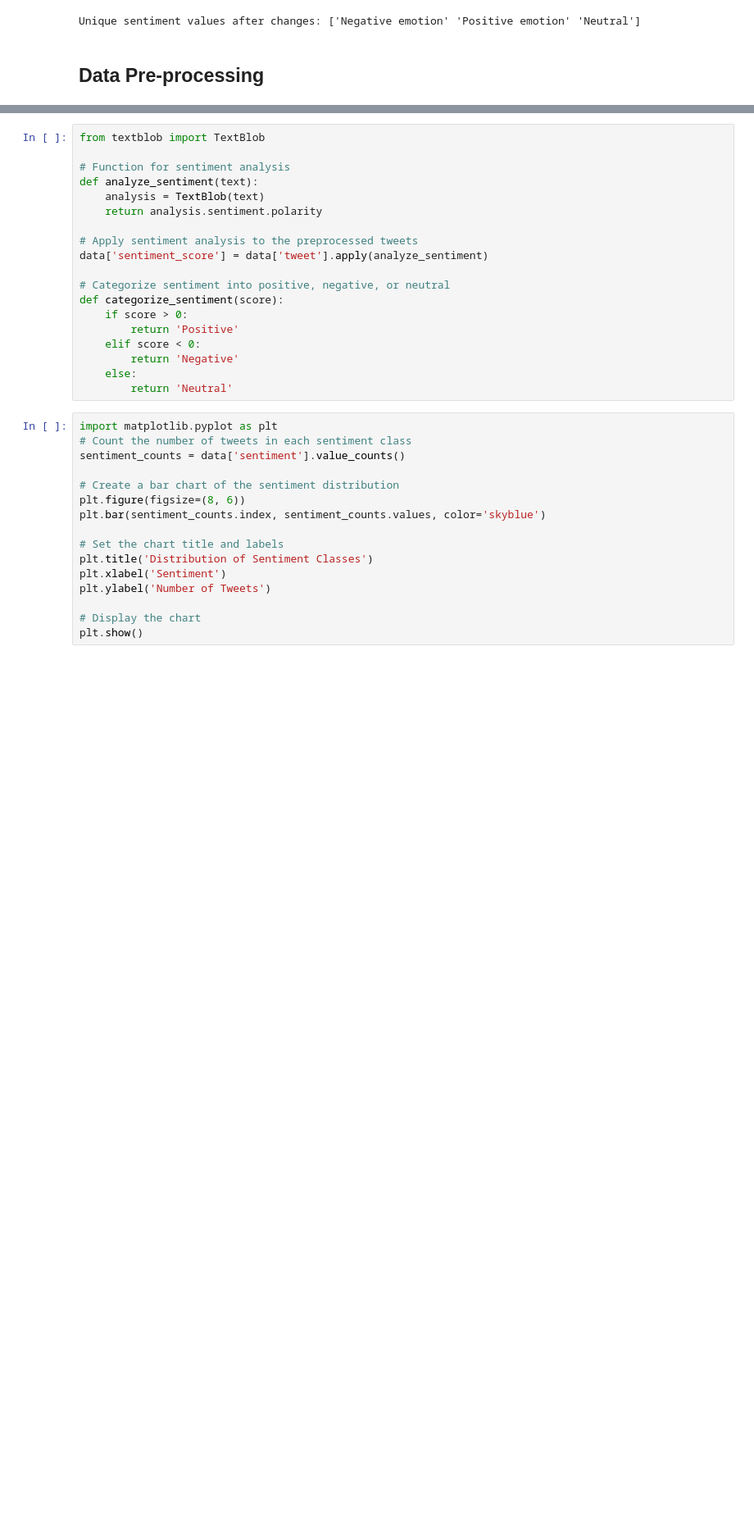
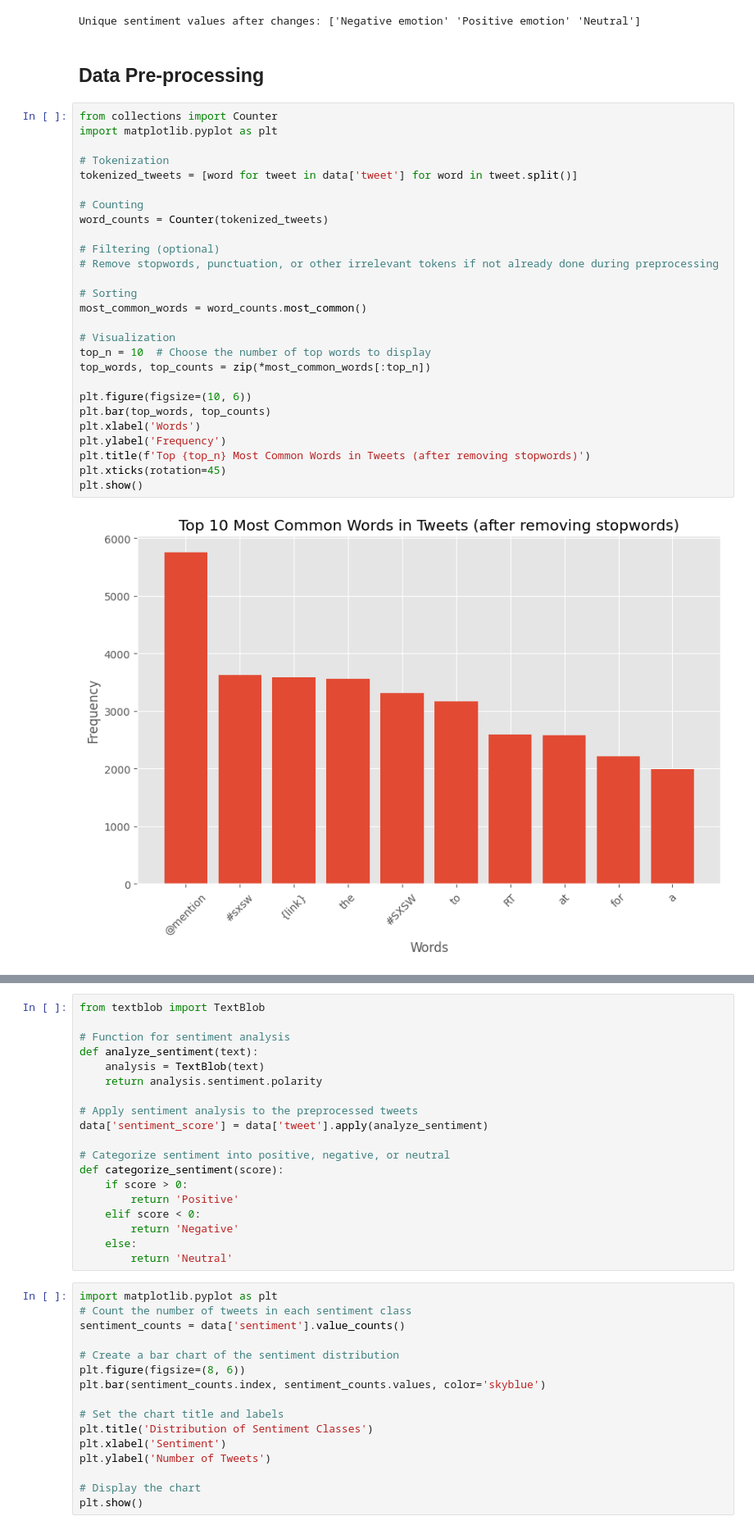
Before and after one commit to mainyepeter/NLP-Sentiment-Analysis-Apple-Google, a Jupyter notebook: index_(11).ipynb, the cells around one changed output, grey strips where cells are left out. Shown at 82% size. Saved outputs shown, nothing was run; the diff lists cells and outputs as text; blank space fills up the shorter version.

```diff
--- a/index_(11).ipynb
+++ b/index_(11).ipynb
@@ -228,6 +228,35 @@ print("Unique sentiment values after changes:", data['sentiment'].unique())
 Unique sentiment values after changes: ['Negative emotion' 'Positive emotion' 'Neutral']
 # %% [markdown]
 ## Data Pre-processing
+# %%
+from collections import Counter
+import matplotlib.pyplot as plt
+
+# Tokenization
+tokenized_tweets = [word for tweet in data['tweet'] for word in tweet.split()]
+
+# Counting
+word_counts = Counter(tokenized_tweets)
+
+# Filtering (optional)
+# Remove stopwords, punctuation, or other irrelevant tokens if not already done during preprocessing
+
+# Sorting
+most_common_words = word_counts.most_common()
+
+# Visualization
+top_n = 10  # Choose the number of top words to display
+top_words, top_counts = zip(*most_common_words[:top_n])
+
+plt.figure(figsize=(10, 6))
+plt.bar(top_words, top_counts)
+plt.xlabel('Words')
+plt.ylabel('Frequency')
+plt.title(f'Top {top_n} Most Common Words in Tweets (after removing stopwords)')
+plt.xticks(rotation=45)
+plt.show()
+# %% [output]
+[figure, added]
 # %%
 import pandas as pd
 import re
```
Also changed, not shown: parts of 16 cells of this notebook, 6 other files.
